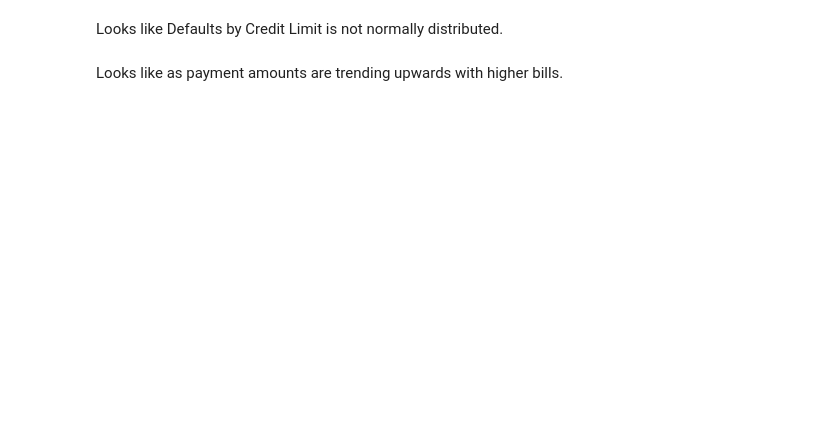
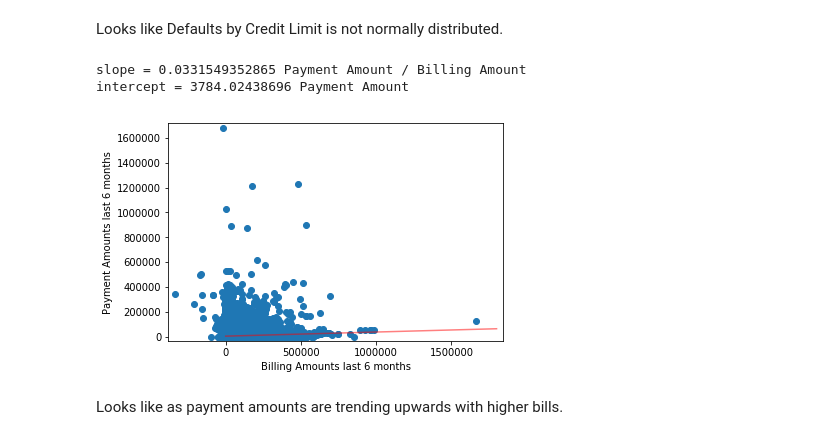
Before and after one commit to Tsolmon17/Springboard-Coursework, a Jupyter notebook: capstone-part1/capstone-part1.ipynb, the cells around one changed output. Saved outputs shown, nothing was run; the diff lists cells and outputs as text; code cells hidden in the pictures; blank space fills up the shorter version.

```diff
--- a/capstone-part1/capstone-part1.ipynb
+++ b/capstone-part1/capstone-part1.ipynb
@@ -709,25 +692,34 @@ pmt_hist_arr = np.array(pmt_hist['PAY_AMT1'] + pmt_hist['PAY_AMT2'] + pmt_hist['
+# %%
+# creating 1D array for linear regression
+bill_amt_arr = bill_amt.values.flatten()
+pmt_hist_arr = pmt_hist.values.flatten()
 # %%
 # plot scatter plot of billing history vs payment history
-_ = plt.scatter(bill_amt, pmt_hist)
+_ = plt.scatter(bill_amt_arr, pmt_hist_arr)
 plt.margins(0.02)
 plt.xlabel('Billing Amounts last 6 months')
 plt.ylabel('Payment Amounts last 6 months')
+plt.xticks([0, 500000, 1000000, 1500000])
 
 # perform linear regression
 a, b = np.polyfit(bill_amt_arr, pmt_hist_arr, 1)
 
 #print results to the screen
 print('slope =', a, 'Payment Amount / Billing Amount')
 print('intercept =', b, 'Payment Amount')
 
 # Make theoretical line to plot
 x_1 = np.array([0,1800000])
 y_1 = a * x_1 + b
 
 # add regression line to the plot
 _ = plt.plot(x_1, y_1, color='red', alpha=0.5)
 
 plt.show()
+# %% [output]
+slope = 0.0331549352865 Payment Amount / Billing Amount
+intercept = 3784.02438696 Payment Amount
+[figure, added]
 # %% [markdown]
 Looks like as payment amounts are trending upwards with higher bills.
 # %%
```
Also changed, not shown: parts of 31 cells of this notebook.
